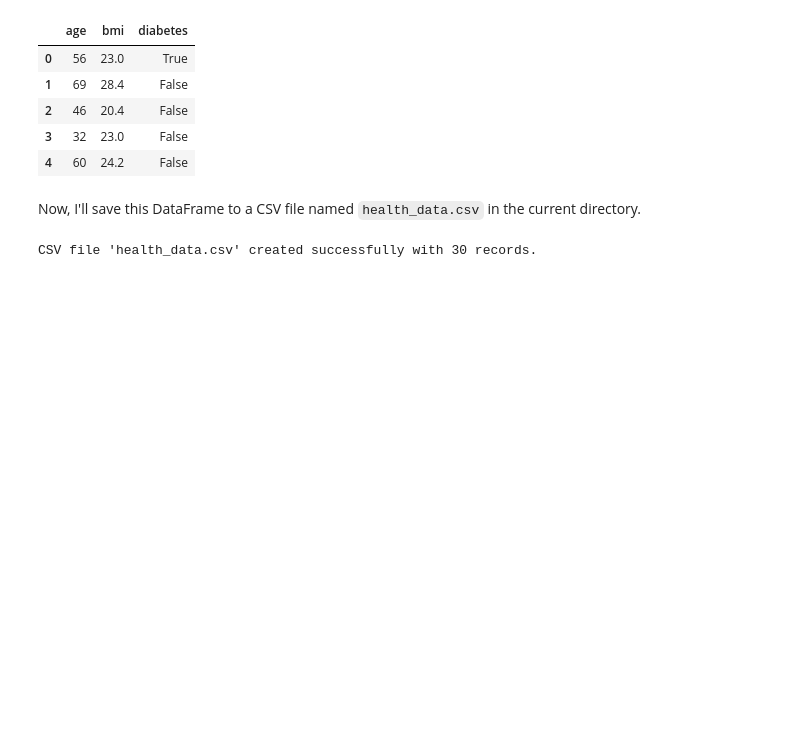
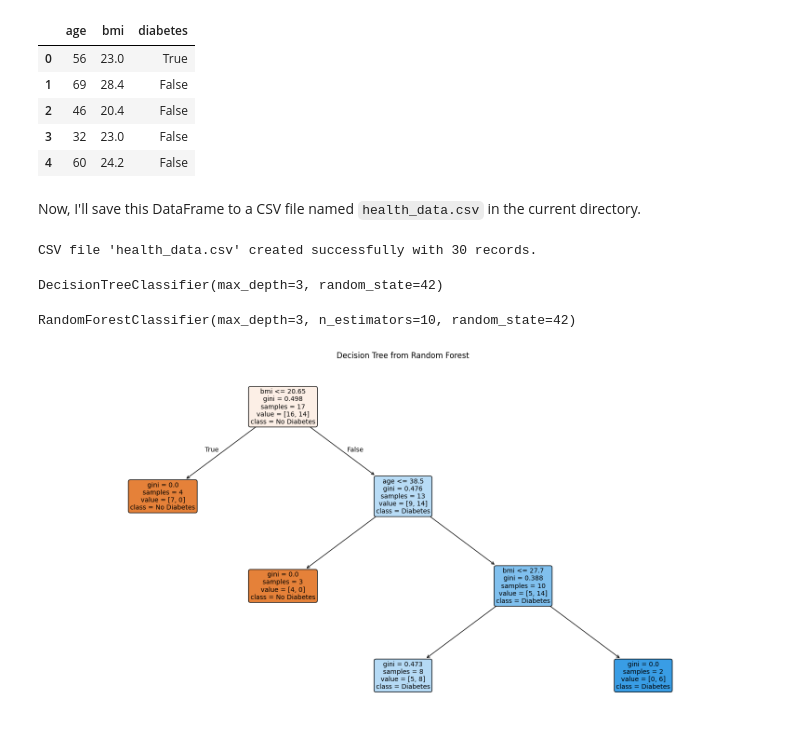
Before and after one commit to raisharad/GenerativeAIandAgenticAI, a Jupyter notebook: june6.ipynb, the cells around one changed output. Drawn from its saved outputs; the diff is of its cells as text; code cells hidden in the pictures; blank space fills up the shorter version.

```diff
--- a/june6.ipynb
+++ b/june6.ipynb
@@ -41,15 +41,44 @@ CSV file 'health_data.csv' created successfully with 30 records.
 # %%
 import pandas as pd
 from sklearn.tree  import DecisionTreeClassifier
-from sklearn.tree  import plot_tree
-from matplotlib.pyplot import plt
+# from sklearn.tree  import plot_tree # Removed as it's not needed for fitting and caused import error
+# from matplotlib.pyplot import plt # Removed as it's not needed for fitting and caused import error
 
 model=DecisionTreeClassifier(
     criterion='gini',
     splitter='best',
     max_depth=3,
     random_state=42
-                    s
 )
 
 model.fit(df[['age','bmi']],df['diabetes'])
+# %% [output]
+DecisionTreeClassifier(max_depth=3, random_state=42)
+# %%
+import pandas as pd
+from sklearn.ensemble  import RandomForestClassifier # Corrected typo and imported from ensemble
+
+model=RandomForestClassifier(
+    n_estimators=10,
+    max_depth=3,
+    random_state=42
+)
+
+model.fit(df[['age','bmi']],df['diabetes'])
+# %% [output]
+RandomForestClassifier(max_depth=3, n_estimators=10, random_state=42)
+# %%
+from sklearn.tree import plot_tree
+import matplotlib.pyplot as plt
+
+plt.figure(figsize=(20,10))
+plot_tree(model.estimators_[0], # For RandomForest, we plot one of the individual trees
+          feature_names=['age','bmi'],
+          class_names=['No Diabetes', 'Diabetes'],
+          filled=True,
+          rounded=True,
+          fontsize=10)
+plt.title('Decision Tree from Random Forest')
+plt.show()
+# %% [output]
+[figure, added]
```
Also changed, not shown: parts of 4 cells of this notebook.
